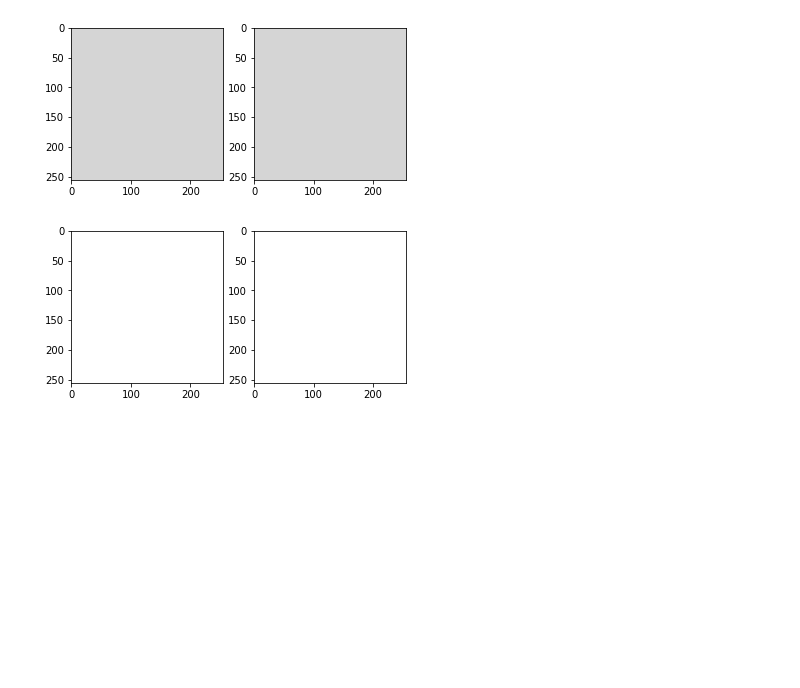
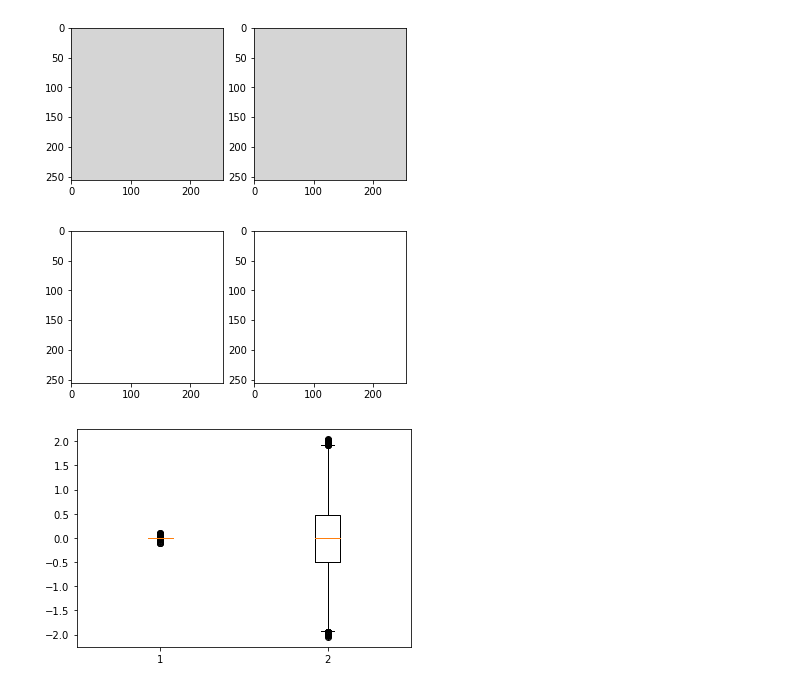
Before and after one commit to PradeepKadubandi/DemoPlanner, a Jupyter notebook: playground.ipynb, the cells around one changed output. Cells and saved outputs as stored; diff of their text form; code cells hidden in the pictures; blank space fills up the shorter version.

```diff
--- a/playground.ipynb
+++ b/playground.ipynb
@@ -279,3 +283,8 @@ tensor([[0.0519, 0.0637, 0.0305],
         [0.0228, 0.0427, 0.0846],
         [0.0228, 0.0427, 0.0846],
         [0.0228, 0.0427, 0.0846]], device='cuda:2', dtype=torch.float64)
+# %%
+start = time.time()
+train_traj_data = SimpleReacherTrajectoryDataset(root_folder, range(500), device=device) #only a subset of training_data
+test_traj_data = SimpleReacherTrajectoryDataset(root_folder, range(4750, 5000), device=device)
+print ("Time Taken: {} sec".format(time.time() - start))
@@ -297,6 +308,18 @@ ani.save(filename + '.mp4')
 plt.close('all')
 # %% [output]
 [figure]
+# %%
+last_rows = torch.zeros((len(train_traj_data), 9))
+other_rows = None
+for i in range(len(train_traj_data)):
+    last_rows[i] = train_traj_data[i]['states'][-1]
+    if other_rows is not None:
+        other_rows = torch.cat((other_rows, train_traj_data[i]['states'][:-1, :]), dim=0)
+    else:
+        other_rows = train_traj_data[i]['states'][:-1, :]
+# %%
+last_rows_diff = (last_rows[:, 3:6] - last_rows[:, :3]).cpu()
+other_rows_diff = (other_rows[:, 3:6] - other_rows[:, :3]).cpu()
 # %%
 np.linspace(0, 1, 7)
 # %% [output]
@@ -375,0 +395,8 @@ im2 = plt.imshow(f(y, x), animated=True)
+# %%
+values = [last_rows_diff.reshape(-1), other_rows_diff.reshape(-1)]
+fig = plt.figure()
+plt.boxplot(values)
+plt.show()
+plt.close()
+# %% [output]
+[figure, added]
```
Also changed, not shown: parts of 5 cells of this notebook, 2 other files.
